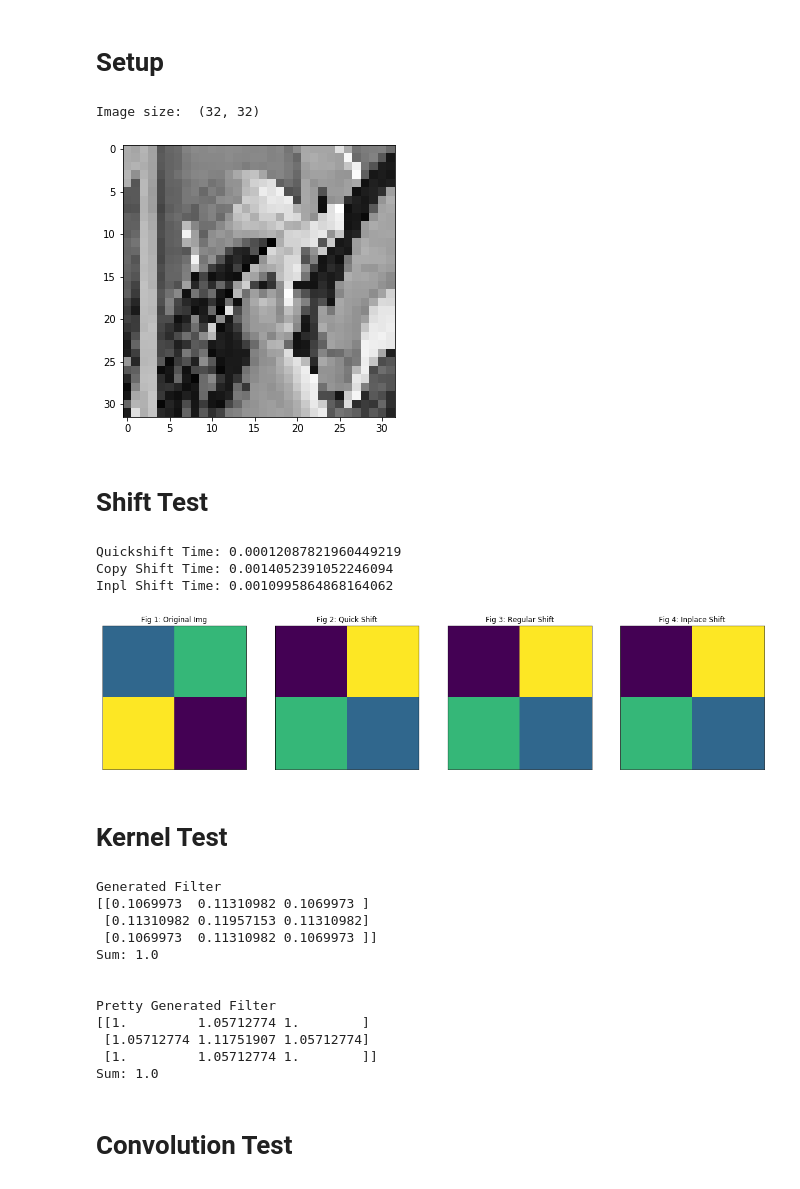
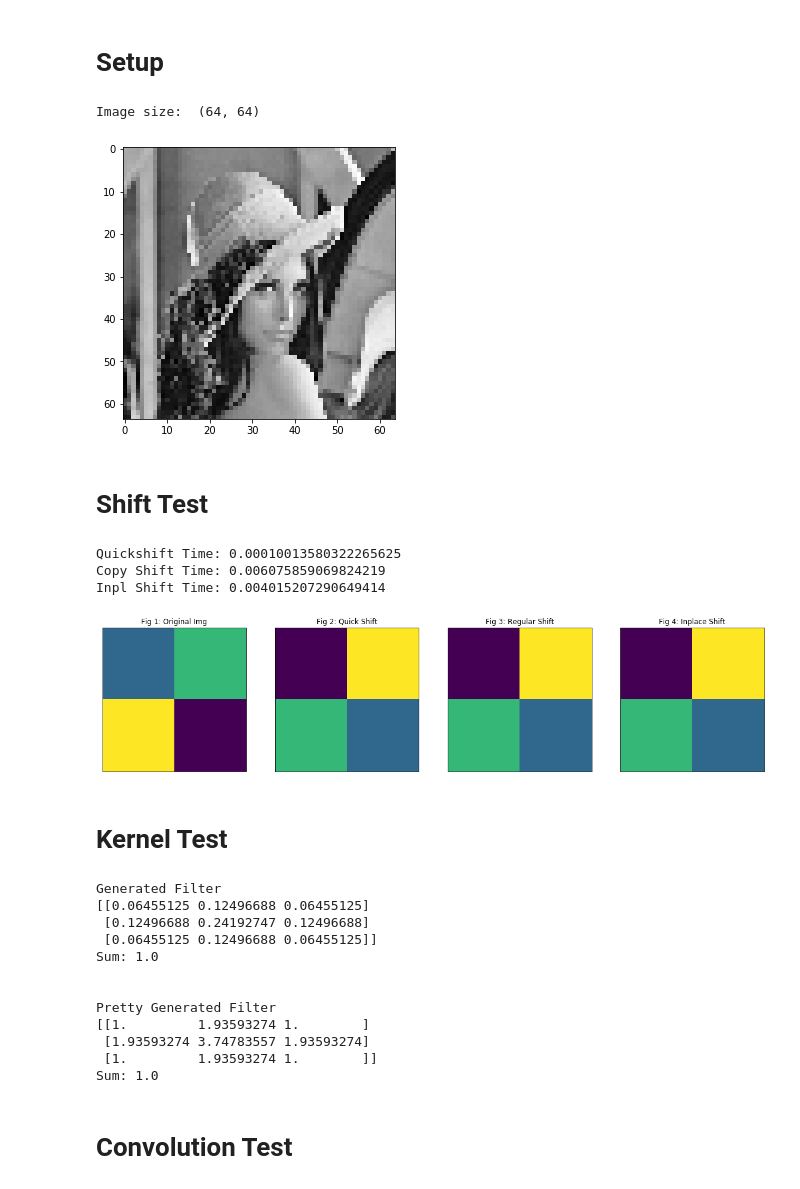
Before and after one commit to EricZimmermann/ECSE444-Filtering, a Jupyter notebook: prototyping/validation.ipynb, the cells around one changed output. Cells and saved outputs as stored; diff of their text form; code cells hidden in the pictures.

```diff
--- a/prototyping/validation.ipynb
+++ b/prototyping/validation.ipynb
@@ -36,14 +38,14 @@ def logTransform(spectrum):
 # %%
 if is_fft or is_conv or is_kernel:
     test_path = './test.png'
-    size = 32
+    size = 64
     img = obj.Image(test_path, size)
     print("Image size: ", img.data.shape)
     plt.rcParams["figure.figsize"] = (5,5)
     plt.imshow(img.data, cmap ='gray')
 # %% [output]
-Image size:  (32, 32)
+Image size:  (64, 64)
-[figure, old version]
+[figure, new version]
 # %% [markdown]
 # Shift Test
 # %%
@@ -84,9 +86,9 @@ plt.subplot(144), plt.imshow(dummy_img3.data)
 plt.title("Fig 4: Inplace Shift"), plt.xticks([]), plt.yticks([])
 plt.show()
 # %% [output]
-Quickshift Time: 0.00012087821960449219
-Copy Shift Time: 0.0014052391052246094
-Inpl Shift Time: 0.0010995864868164062
+Quickshift Time: 0.00010013580322265625
+Copy Shift Time: 0.006075859069824219
+Inpl Shift Time: 0.004015207290649414
 [figure]
 # %% [markdown]
 # Kernel Test
@@ -94,7 +96,7 @@ Inpl Shift Time: 0.0010995864868164062
 if is_kernel:
     # create ad populate kernel
     kernel = obj.Kernel(3)
-    kernel.generateFilter(3)
+    kernel.generateFilter(0.87)
 
     print("Generated Filter")
     print(kernel.data)
@@ -105,16 +107,16 @@ if is_kernel:
     print("Sum:", np.sum(kernel.data))
 # %% [output]
 Generated Filter
-[[0.1069973  0.11310982 0.1069973 ]
- [0.11310982 0.11957153 0.11310982]
- [0.1069973  0.11310982 0.1069973 ]]
+[[0.06455125 0.12496688 0.06455125]
+ [0.12496688 0.24192747 0.12496688]
+ [0.06455125 0.12496688 0.06455125]]
 Sum: 1.0
 
 
 Pretty Generated Filter
-[[1.         1.05712774 1.        ]
- [1.05712774 1.11751907 1.05712774]
- [1.         1.05712774 1.        ]]
+[[1.         1.93593274 1.        ]
+ [1.93593274 3.74783557 1.93593274]
+ [1.         1.93593274 1.        ]]
 Sum: 1.0
 # %% [markdown]
 # Convolution Test
```
Also changed, not shown: parts of 9 cells of this notebook, 1 other file.
